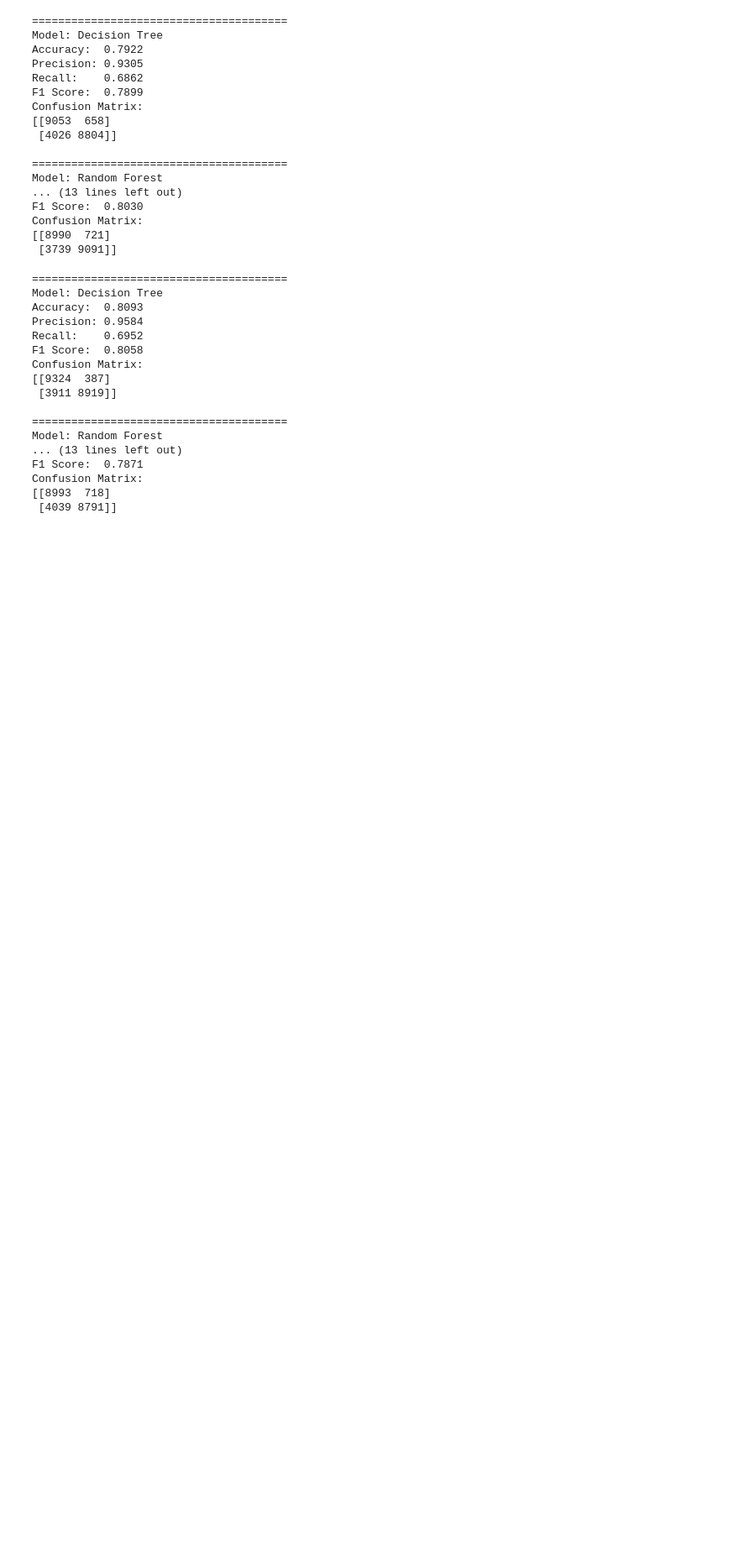
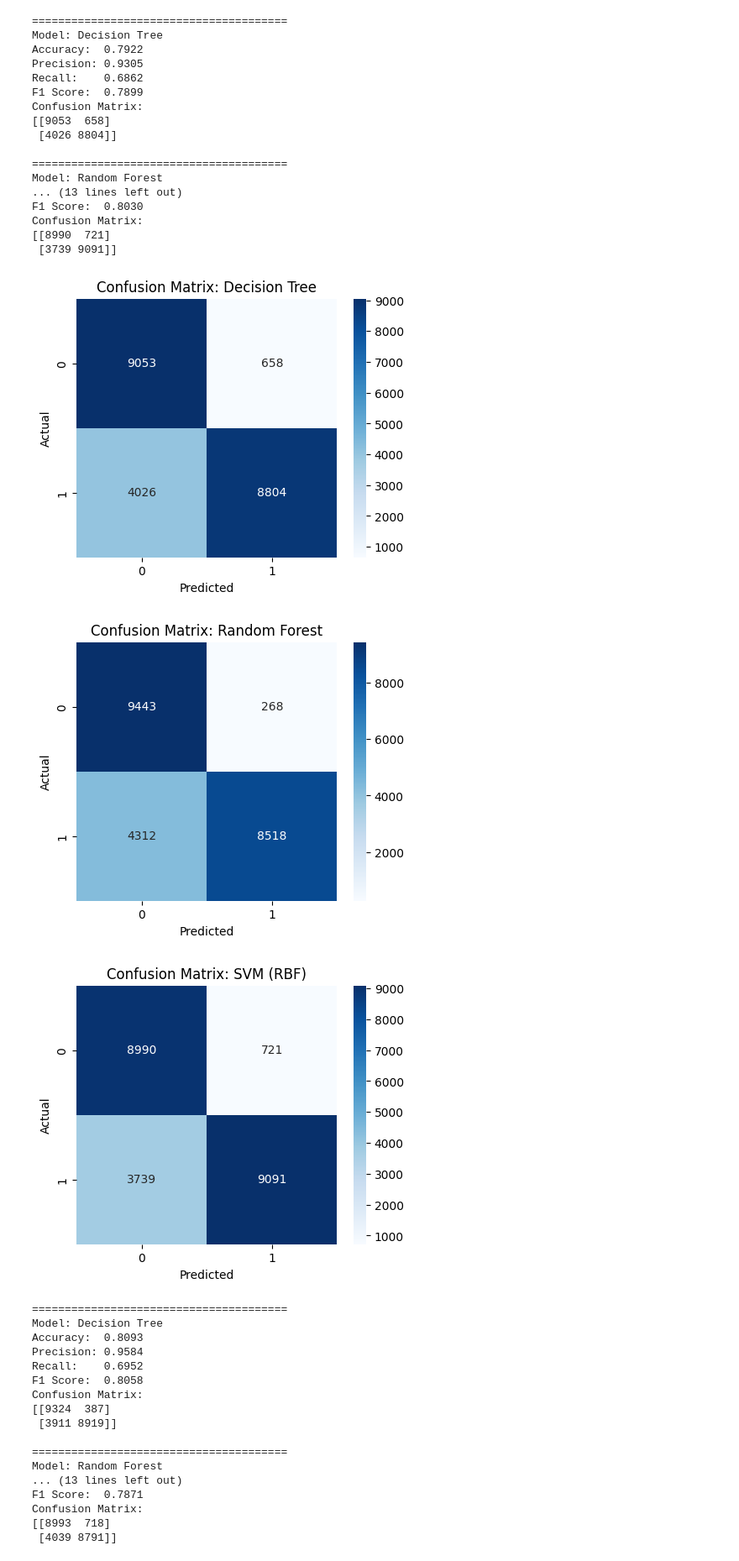
Before and after one commit to isj0/Deep-Learning-with-PyTorch, a Jupyter notebook: Test_Run_Final_Project.ipynb, the cells around one changed output. Shown: that part at 84% size. Saved outputs shown, nothing was run; the diff lists cells and outputs as text; code cells hidden in the pictures; blank space fills up the shorter version.

```diff
--- a/Test_Run_Final_Project.ipynb
+++ b/Test_Run_Final_Project.ipynb
@@ -158,6 +158,31 @@ def evaluate(model, X_train, X_test, y_train, y_test):
     cm = confusion_matrix(y_test, preds)
 
     return acc, prec, rec, f1, cm
+# %%
+# ---------------------------------------------------
+# Function to plot confusion matrix
+# ---------------------------------------------------
+def plot_confusion_matrix(y_true, y_pred, model_name, normalize=False):
+    """
+    Plot a confusion matrix using seaborn heatmap.
+
+    Parameters:
+    - y_true: true labels
+    - y_pred: predicted labels
+    - model_name: string, model name for title
+    - normalize: bool, if True, show percentages instead of counts
+    """
+    cm = confusion_matrix(y_true, y_pred)
+
+    if normalize:
+        cm = cm.astype('float') / cm.sum(axis=1)[:, np.newaxis]
+
+    plt.figure(figsize=(5,4))
+    sns.heatmap(cm, annot=True, fmt=".2f" if normalize else "d", cmap='Blues')
+    plt.xlabel("Predicted")
+    plt.ylabel("Actual")
+    plt.title(f"Confusion Matrix: {model_name}")
+    plt.show()
 # %%
 models = {
     "Decision Tree": DecisionTreeClassifier(random_state=42),
@@ -195,6 +220,14 @@ F1 Score:  0.8030
 Confusion Matrix:
 [[8990  721]
  [3739 9091]]
+# %%
+for name, model in models.items():
+    y_pred = model.predict(X_test_pca)  # just predict, no training
+    plot_confusion_matrix(y_test, y_pred, name)
+# %% [output]
+[figure, added]
+[figure, added]
+[figure, added]
 # %%
 # ================================================================
 # Baseline Models with Class Weighting / Imbalance Handling
```
Also changed, not shown: parts of 3 cells of this notebook.
